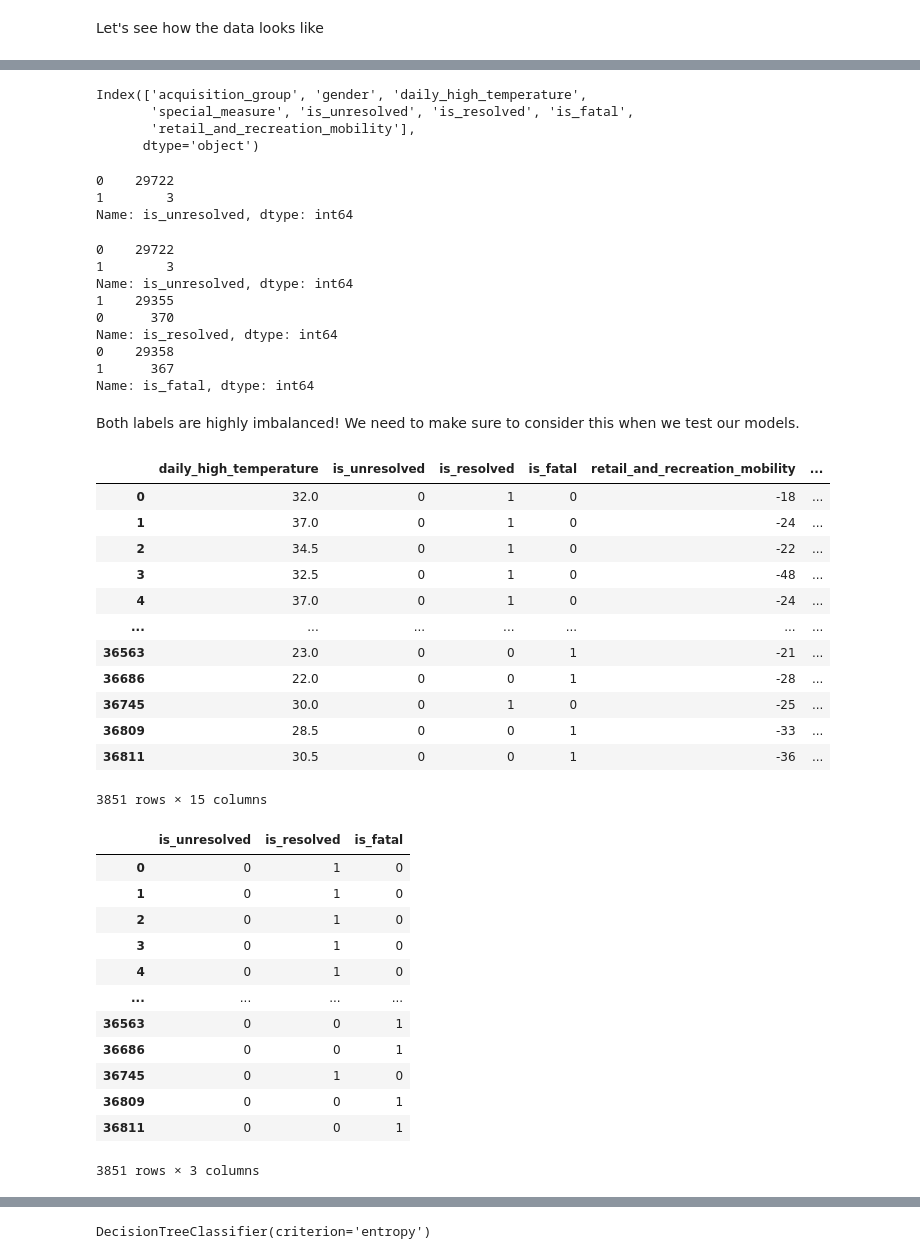
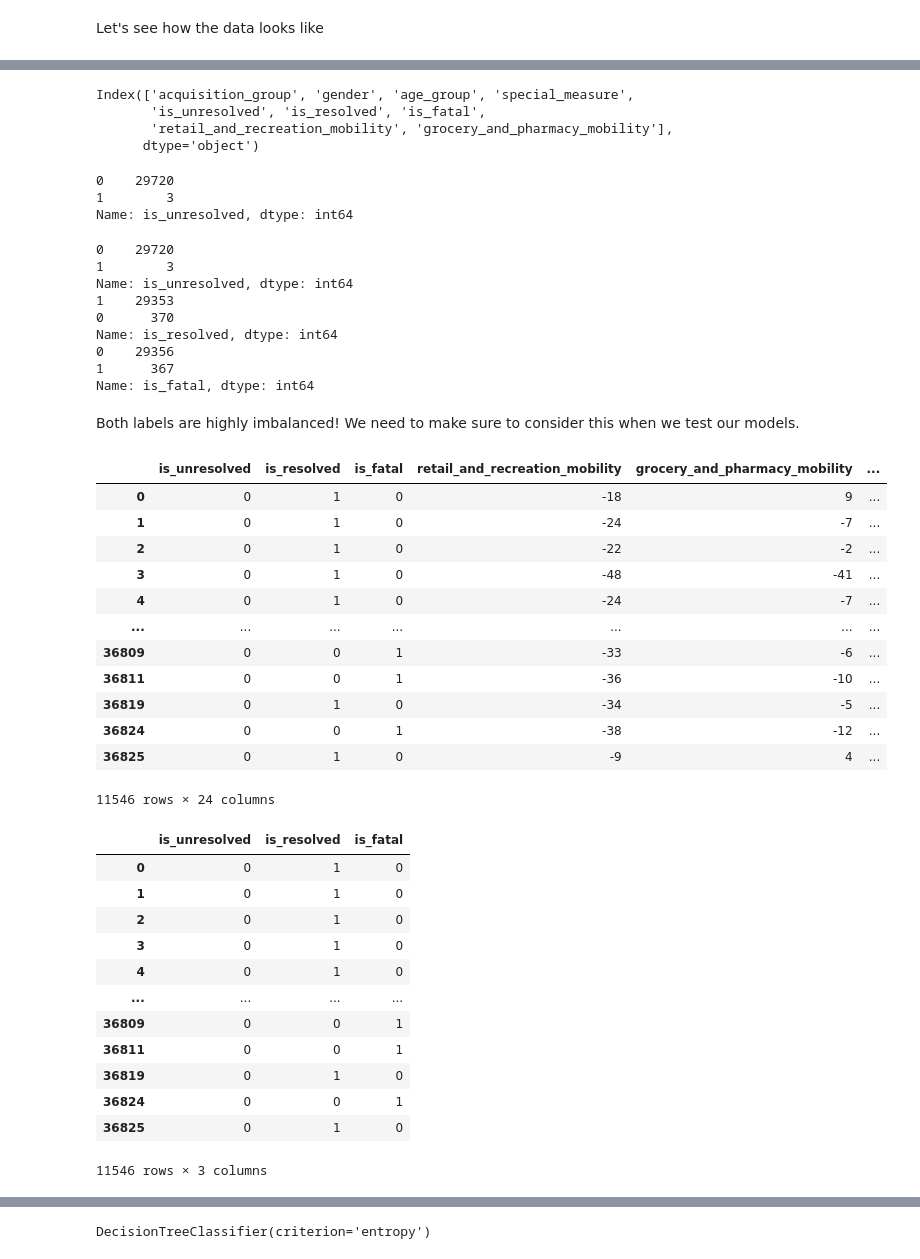
Before and after one commit to vekshan/Covid-19-Tracking-and-Lifestyle-Trends, a Jupyter notebook: Data Mining/Data Mining.ipynb, the cells around one changed output, grey strips where cells are left out. Drawn from its saved outputs; the diff is of its cells as text; code cells hidden in the pictures.

```diff
--- a/Data Mining/ML and Postgres.ipynb
+++ b/Data Mining/Data Mining.ipynb
@@ -50,8 +51,8 @@ Look's like it was a success
 # %%
 try:
     #Lets get our data
-    cursor.execute('''SELECT p.acquisition_group, p.gender, w.daily_high_temperature, s.title, f.unresolved::INTEGER, f.resolved::INTEGER,
-                    f.fatal::INTEGER, m.retail_and_recreation::INTEGER
+    cursor.execute('''SELECT p.acquisition_group, p.gender, p.age_group, s.title, f.unresolved::INTEGER, f.resolved::INTEGER,
+                    f.fatal::INTEGER, m.retail_and_recreation::INTEGER, m.grocery_and_pharmacy::INTEGER
                     FROM covid19_tracking_fact_table f
                     INNER JOIN onset_date_dimension d
                     ON d.date_surrogate_key = f.onset_date_surrogate_key
@@ -81,12 +82,13 @@ Let's prepare the DataFrame.
 #Now,
 result_df = pd.DataFrame(result_list, columns=['acquisition_group',
                                                'gender',
-                                               'daily_high_temperature',
+                                               'age_group',
                                                'special_measure',
                                                'is_unresolved',
                                                'is_resolved',
                                                'is_fatal',
-                                               'retail_and_recreation_mobility'])
+                                               'retail_and_recreation_mobility',
+                                               'grocery_and_pharmacy_mobility'])
 # %% [markdown]
 Let's see how the data looks like
 # %%
@@ -111,18 +113,18 @@ my_report.show_notebook(  w=None,
 # %%
 result_df.columns
 # %% [output]
-Index(['acquisition_group', 'gender', 'daily_high_temperature',
-       'special_measure', 'is_unresolved', 'is_resolved', 'is_fatal',
-       'retail_and_recreation_mobility'],
+Index(['acquisition_group', 'gender', 'age_group', 'special_measure',
+       'is_unresolved', 'is_resolved', 'is_fatal',
+       'retail_and_recreation_mobility', 'grocery_and_pharmacy_mobility'],
       dtype='object')
 # %%
 result_df.drop(result_df[result_df['acquisition_group']=='MISSING INFORMATION'].index, inplace = True)
-#result_df.drop(result_df[ result_df['age_group']=='UNKNOWN'].index, inplace = True)
+result_df.drop(result_df[ result_df['age_group']=='UNKNOWN'].index, inplace = True)
 result_df.drop(result_df[ result_df['gender'].isin(['UNSPECIFIED', 'GENDER DIVERSE'])].index, inplace = True)
 # %%
 result_df.is_unresolved.value_counts()
 # %% [output]
-0    29722
+0    29720
 1        3
 Name: is_unresolved, dtype: int64
 # %%
@@ -132,52 +134,53 @@ print(result_df.is_unresolved.value_counts())
 print(result_df.is_resolved.value_counts())
 print(result_df.is_fatal.value_counts())
 # %% [output]
-0    29722
+0    29720
 1        3
 Name: is_unresolved, dtype: int64
-1    29355
+1    29353
 0      370
 Name: is_resolved, dtype: int64
-0    29358
+0    29356
 1      367
 Name: is_fatal, dtype: int64
 # %% [markdown]
 Both labels are highly imbalanced! We need to make sure to consider this when we test our models.
 # %%
-new_result = pd.get_dummies(df, columns=['acquisition_group', 'gender','special_measure'])
+new_result = pd.get_dummies(df, columns=['acquisition_group', 'age_group','gender','special_measure'])
+#new_result = pd.get_dummies(df, columns=['age_group','gender','special_measure'])
 # %%
 new_result
 # %% [output]
-|  | daily_high_temperature | is_unresolved | is_resolved | is_fatal | retail_and_recreation_mobility | ... |
-| 0 | 32.0 | 0 | 1 | 0 | -18 | ... |
-| 1 | 37.0 | 0 | 1 | 0 | -24 | ... |
-| 2 | 34.5 | 0 | 1 | 0 | -22 | ... |
-| 3 | 32.5 | 0 | 1 | 0 | -48 | ... |
-| 4 | 37.0 | 0 | 1 | 0 | -24 | ... |
+|  | is_unresolved | is_resolved | is_fatal | retail_and_recreation_mobility | grocery_and_pharmacy_mobility | ... |
+| 0 | 0 | 1 | 0 | -18 | 9 | ... |
+| 1 | 0 | 1 | 0 | -24 | -7 | ... |
+| 2 | 0 | 1 | 0 | -22 | -2 | ... |
+| 3 | 0 | 1 | 0 | -48 | -41 | ... |
+| 4 | 0 | 1 | 0 | -24 | -7 | ... |
 | ... | ... | ... | ... | ... | ... | ... |
-| 36563 | 23.0 | 0 | 0 | 1 | -21 | ... |
-| 36686 | 22.0 | 0 | 0 | 1 | -28 | ... |
-| 36745 | 30.0 | 0 | 1 | 0 | -25 | ... |
-| 36809 | 28.5 | 0 | 0 | 1 | -33 | ... |
-| 36811 | 30.5 | 0 | 0 | 1 | -36 | ... |
+| 36809 | 0 | 0 | 1 | -33 | -6 | ... |
+| 36811 | 0 | 0 | 1 | -36 | -10 | ... |
+| 36819 | 0 | 1 | 0 | -34 | -5 | ... |
+| 36824 | 0 | 0 | 1 | -38 | -12 | ... |
+| 36825 | 0 | 1 | 0 | -9 | 4 | ... |
-3851 rows × 15 columns
+11546 rows × 24 columns
 # %%
-y = new_result.iloc[:,1:4]
+y = new_result.iloc[:,0:3]
 y
 # %% [output]
 |  | is_unresolved | is_resolved | is_fatal |
 | 0 | 0 | 1 | 0 |
 | 1 | 0 | 1 | 0 |
 | 2 | 0 | 1 | 0 |
 | 3 | 0 | 1 | 0 |
 | 4 | 0 | 1 | 0 |
 | ... | ... | ... | ... |
-| 36563 | 0 | 0 | 1 |
-| 36686 | 0 | 0 | 1 |
-| 36745 | 0 | 1 | 0 |
 | 36809 | 0 | 0 | 1 |
 | 36811 | 0 | 0 | 1 |
+| 36819 | 0 | 1 | 0 |
+| 36824 | 0 | 0 | 1 |
+| 36825 | 0 | 1 | 0 |
-3851 rows × 3 columns
+11546 rows × 3 columns
 # %%
 X = new_result.drop(y, axis = 1)
 X
```
Also changed, not shown: parts of 29 cells of this notebook, 6 other files.
